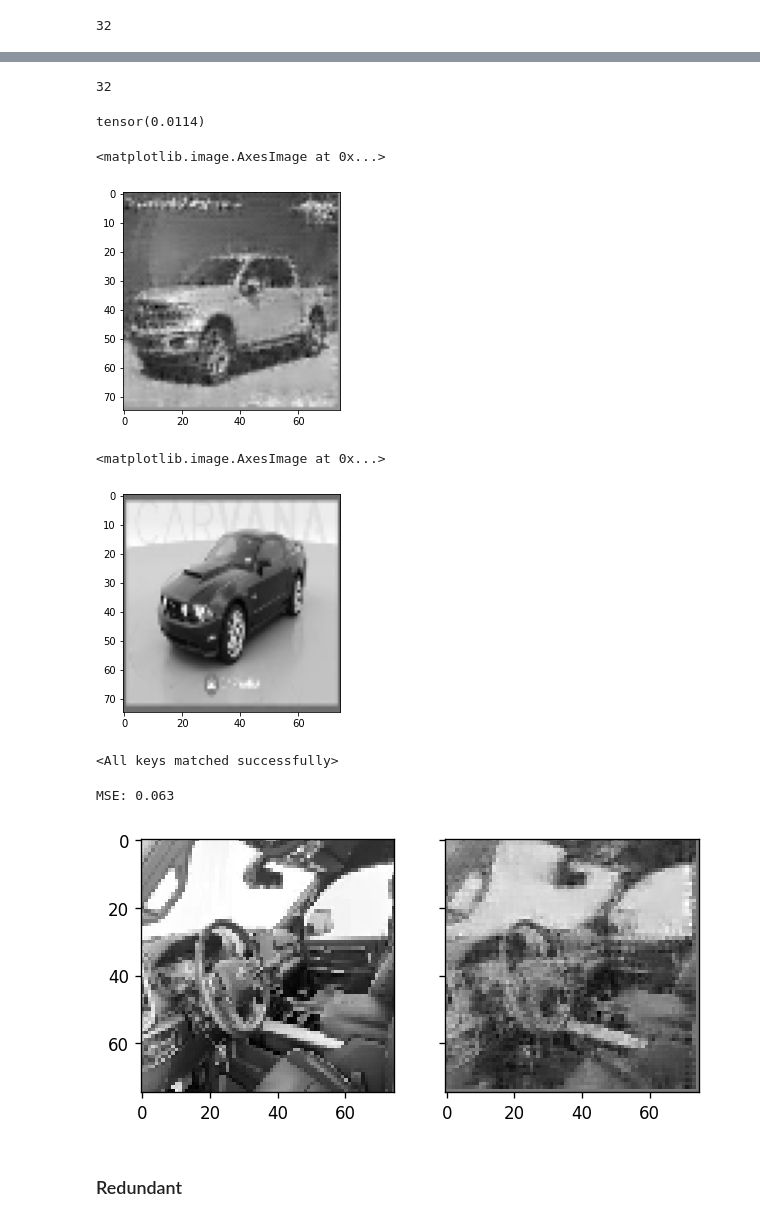
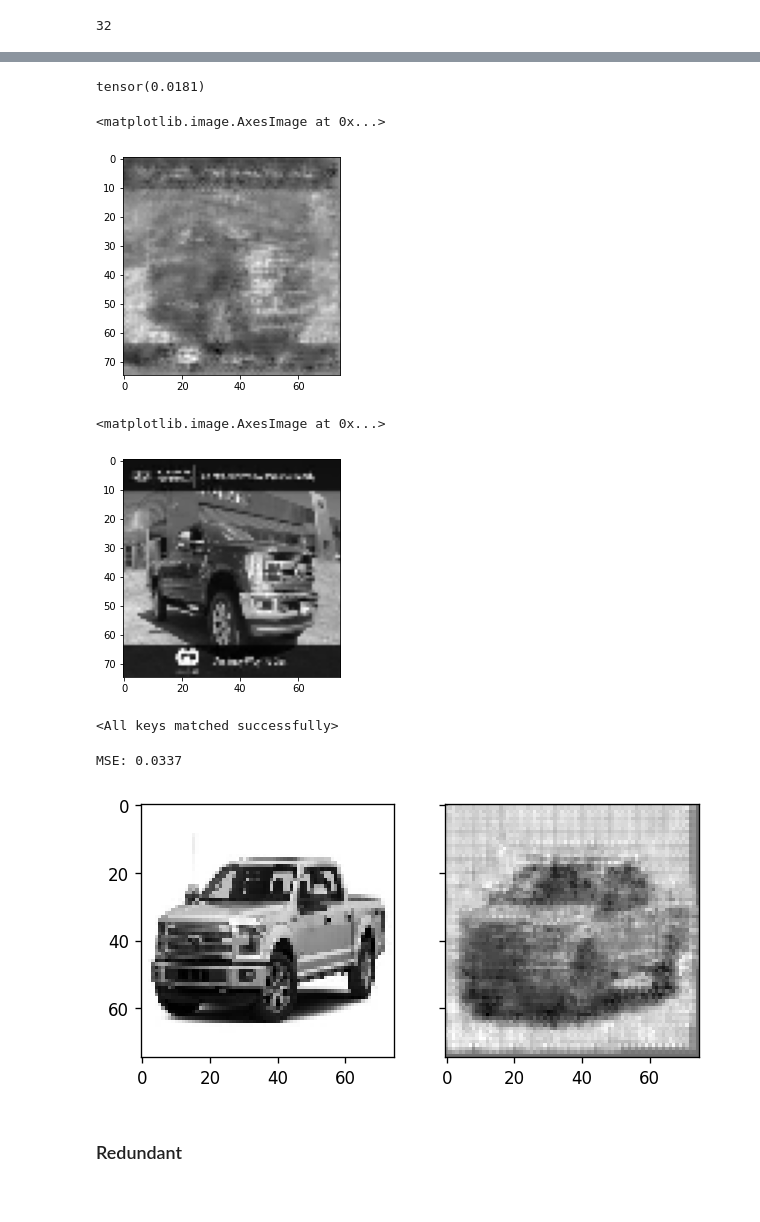
Before and after one commit to Oreolorun/NeuralNetsPractice, a Jupyter notebook: Autoencoder_Notebook.ipynb, the cells around one changed output, grey strips where cells are left out. Cells and saved outputs as stored; diff of their text form; code cells hidden in the pictures.

```diff
--- a/Autoencoder_Notebook.ipynb
+++ b/Autoencoder_Notebook.ipynb
@@ -193,7 +209,7 @@ test_ds = VehicleDataset(test_set, transforms=transforms.ToTensor())
 anomaly_ds = VehicleDataset(anomaly, transforms=transforms.ToTensor())
 
 #  creating dataloaders
-batch_size = 32
+batch_size = 400
 train_dl = DataLoader(train_ds, batch_size=batch_size, shuffle=True)
 val_dl = DataLoader(val_ds, batch_size=batch_size, shuffle=True)
 test_dl = DataLoader(test_ds, batch_size=batch_size, shuffle=True)
@@ -401,5 +469,5 @@ class ConvAutoEncoder_2(nn.Module):
 # %%
-for img, label in train_dl:
+for label, img in train_dl:
   print(len(img))
   break
 # %% [output]
@@ -481,0 +587,4 @@ def train_model(network, epochs, loss_function, opt, train_loader, val_loader, a
+# %%
+for lb, img in test_dl:
+  print(len(img))
+  break
@@ -514,6 +596,0 @@ Deriving out-of-sample loss...
-# %%
-for img, lb in test_dl:
-  print(len(img))
-  break
-# %% [output]
-32
@@ -524,17 +597,17 @@ with torch.no_grad():
 # %%
-F.mse_loss(out[1].cpu(), img[1])
+F.mse_loss(out[1].cpu(), lb[1])
 # %% [output]
-tensor(0.0114)
+tensor(0.0181)
 # %%
-plt.imshow(out[7].cpu().view(75, 75), cmap='gray')
+plt.imshow(out[2].cpu().view(75, 75), cmap='gray')
 # %% [output]
 <matplotlib.image.AxesImage at 0x...>
-[figure, old version]
+[figure, new version]
 # %%
-plt.imshow(img[15].view(75, 75), cmap='gray')
+plt.imshow(lb[2].view(75, 75), cmap='gray')
 # %% [output]
 <matplotlib.image.AxesImage at 0x...>
-[figure, old version]
+[figure, new version]
 # %%
 #  saving model state
 torch.save(model.state_dict(), f'gdrive/My Drive/Neural Networks/Model_States/car_convencoder_model_state.pt')
@@ -562,10 +636,10 @@ def test_encoder(path, encoder):
     axes[1].imshow(out.cpu().view(75, 75), cmap='gray')
     pass
 # %%
-test_encoder('trk_386.jpg', model)
+test_encoder('trk_28.jpg', model)
 # %% [output]
-MSE: 0.063
+MSE: 0.0337
-[figure, old version]
+[figure, new version]
 # %% [markdown]
 ### Redundant
 # %%
```
Also changed, not shown: parts of 17 cells of this notebook.
